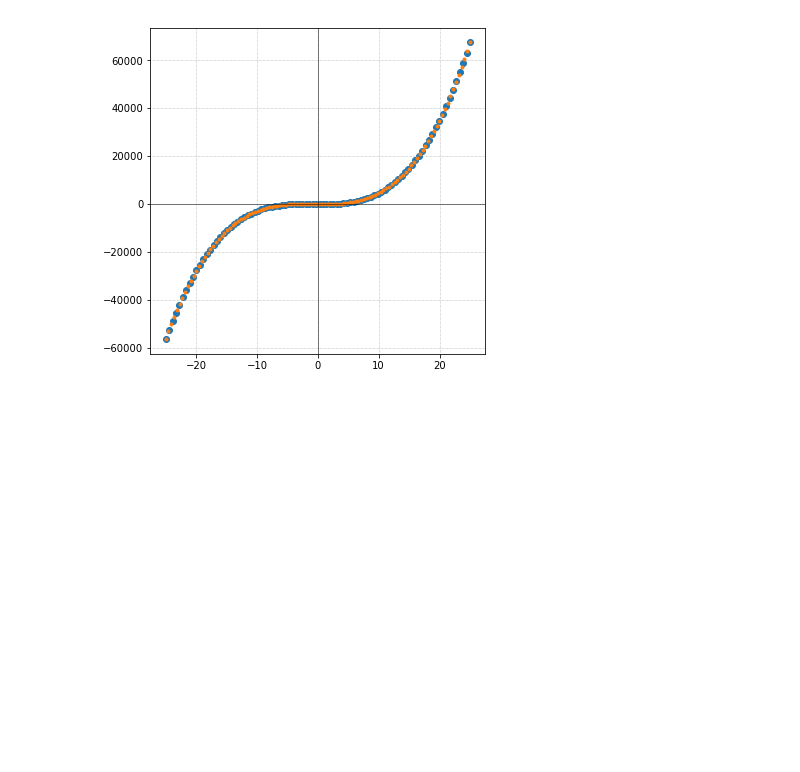
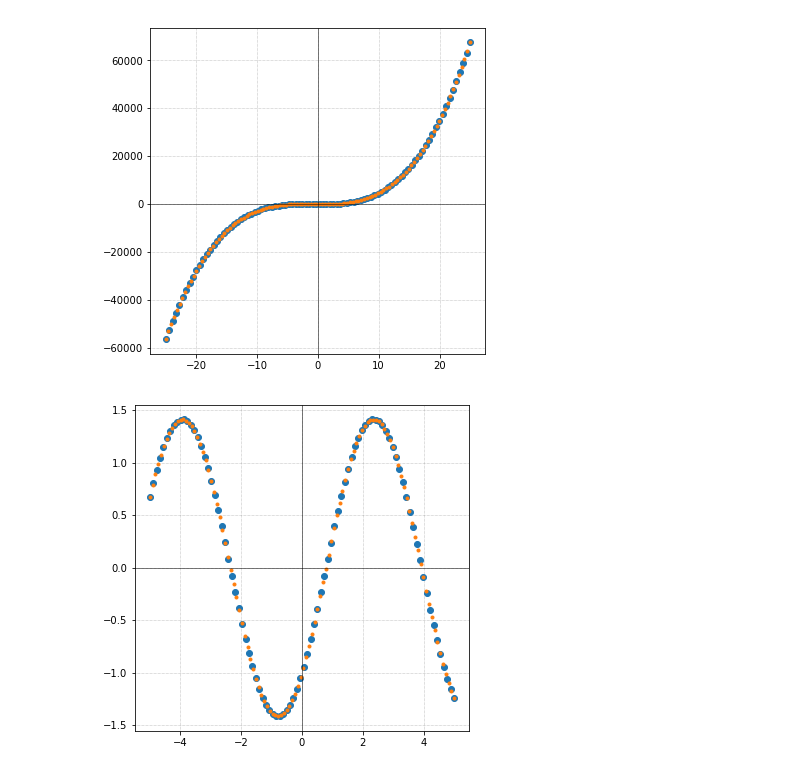
Before and after one commit to wileymab/theoretical-minimum, a Jupyter notebook: work/tm_pg37_exer1.ipynb, the cells around one changed output. Saved outputs shown, nothing was run; the diff lists cells and outputs as text; code cells hidden in the pictures; blank space fills up the shorter version.

Commit message:
Completed pg 37 Exercise 1.

```diff
--- a/work/tm_pg37_exer1.ipynb
+++ b/work/tm_pg37_exer1.ipynb
@@ -17,3 +18,15 @@ simplegraph(f)
 simplegraph(deriv_f)
 # %% [output]
 [figure]
+# %%
+# Second function in Exercise 1
+def g(x):
+    return np.sin(x) - np.cos(x)
+
+# My calculated derivative
+def deriv_g(x):
+    return np.cos(x) + np.sin(x)
+# %%
+simplegraph(g,left=-5,right=5)
+# %% [output]
+[figure, added]
```
Also changed, not shown: parts of 8 cells of this notebook.
